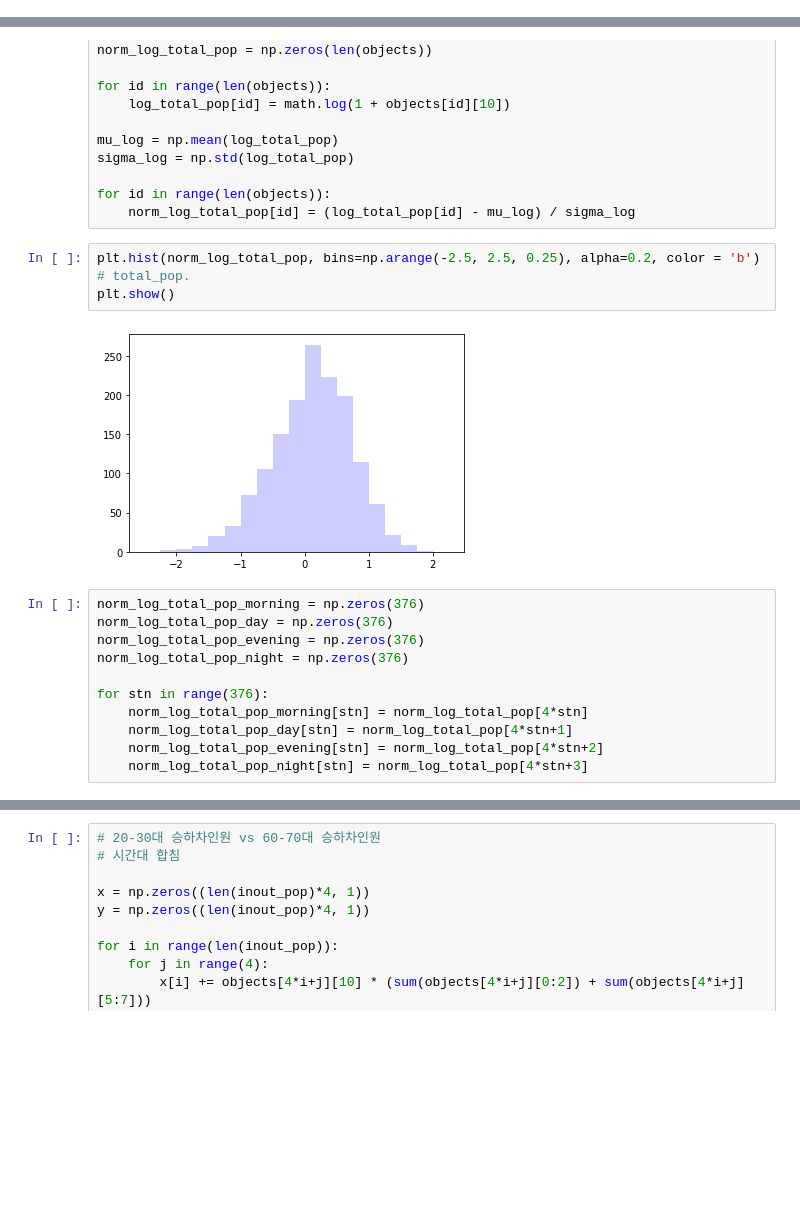
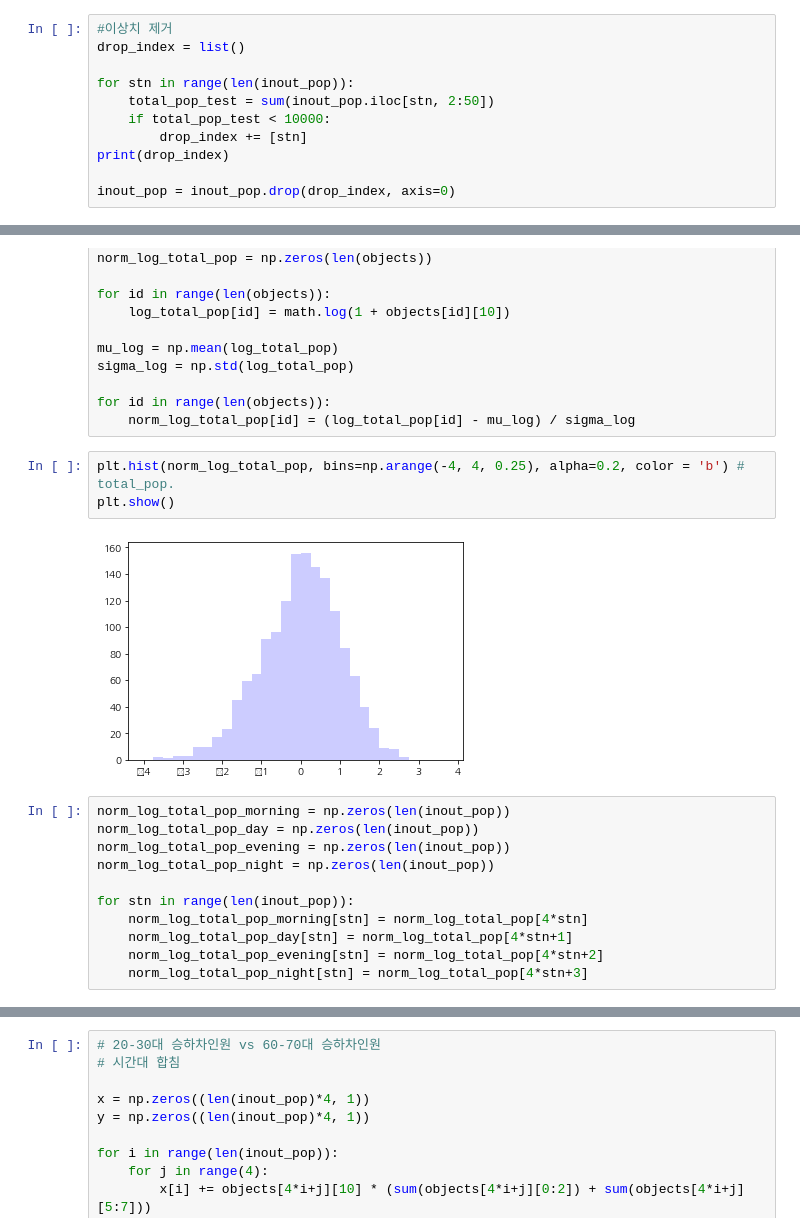
Before and after one commit to yoona3316/Datamining_subway, a Jupyter notebook: preprocessing.ipynb, the cells around one changed output, grey strips where cells are left out. Cells and saved outputs as stored; diff of their text form; blank space fills up the shorter version.

```diff
--- a/preprocessing.ipynb
+++ b/preprocessing.ipynb
@@ -19,3 +19,14 @@ inout_rate = 0.5
 floating_pop = pd.read_csv('data/skt_floating_pop.csv', encoding='utf-8')
 floating_pop_mean = floating_pop.groupby(['hour','age','sex','si','gu'], as_index=False).mean()
 floating_pop_mean = floating_pop_mean.drop(['datetime', 'si'], axis=1)
+# %%
+#이상치 제거
+drop_index = list()
+
+for stn in range(len(inout_pop)):
+    total_pop_test = sum(inout_pop.iloc[stn, 2:50])
+    if total_pop_test < 10000:
+        drop_index += [stn]
+print(drop_index)
+
+inout_pop = inout_pop.drop(drop_index, axis=0)
@@ -192,17 +205,17 @@ sigma_log = np.std(log_total_pop)
 for id in range(len(objects)):
     norm_log_total_pop[id] = (log_total_pop[id] - mu_log) / sigma_log
 # %%
-plt.hist(norm_log_total_pop, bins=np.arange(-2.5, 2.5, 0.25), alpha=0.2, color = 'b') # total_pop.
+plt.hist(norm_log_total_pop, bins=np.arange(-4, 4, 0.25), alpha=0.2, color = 'b') # total_pop.
 plt.show()
 # %% [output]
-[figure, old version]
+[figure, new version]
 # %%
-norm_log_total_pop_morning = np.zeros(376)
-norm_log_total_pop_day = np.zeros(376)
-norm_log_total_pop_evening = np.zeros(376)
-norm_log_total_pop_night = np.zeros(376)
+norm_log_total_pop_morning = np.zeros(len(inout_pop))
+norm_log_total_pop_day = np.zeros(len(inout_pop))
+norm_log_total_pop_evening = np.zeros(len(inout_pop))
+norm_log_total_pop_night = np.zeros(len(inout_pop))
 
-for stn in range(376):
+for stn in range(len(inout_pop)):
     norm_log_total_pop_morning[stn] = norm_log_total_pop[4*stn]
     norm_log_total_pop_day[stn] = norm_log_total_pop[4*stn+1]
     norm_log_total_pop_evening[stn] = norm_log_total_pop[4*stn+2]
```
Also changed, not shown: parts of 10 cells of this notebook, 4 other files.
